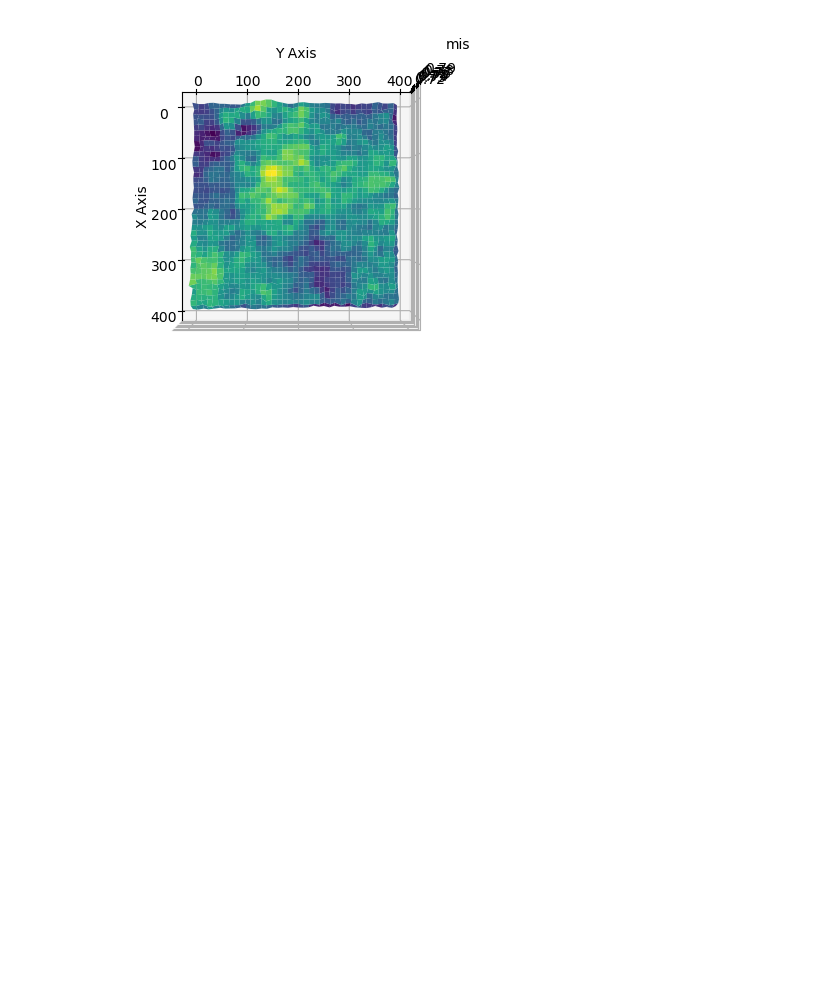
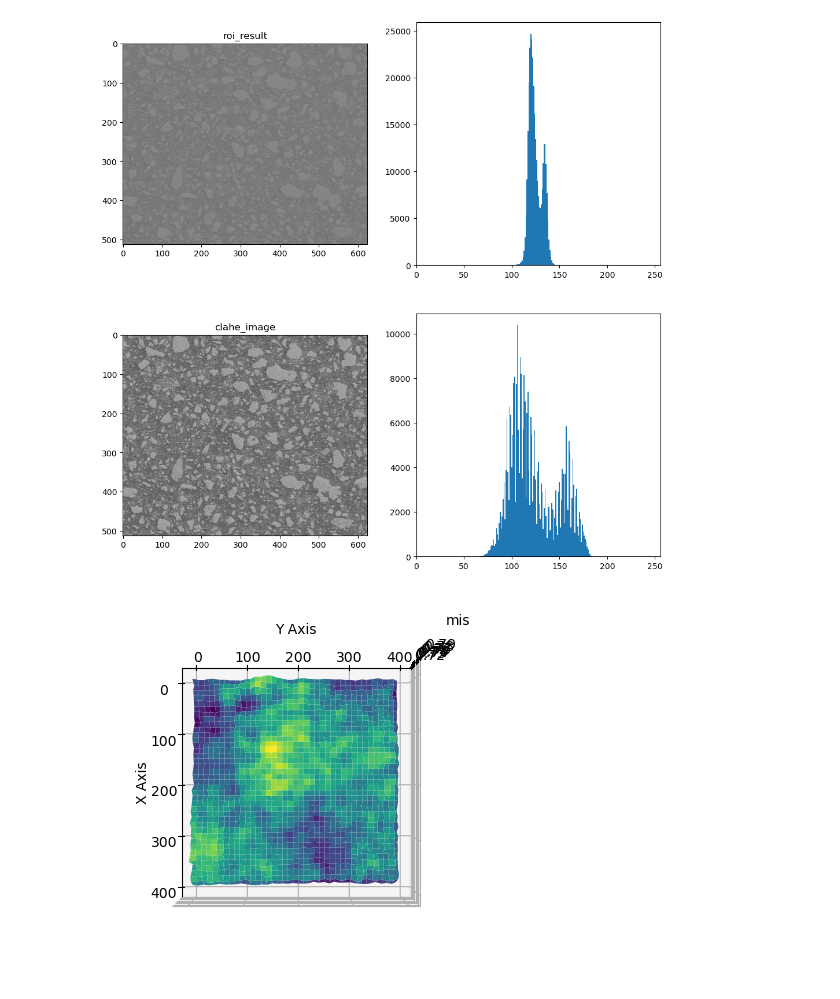
Before and after one commit to Barryzp/ml-workspace, a Jupyter notebook: registration/implement/image_matched_test.ipynb, the cells around one changed output. Saved outputs shown, nothing was run; the diff lists cells and outputs as text; code cells hidden in the pictures; blank space fills up the shorter version.

```diff
--- a/registration/implement/image_matched_test.ipynb
+++ b/registration/implement/image_matched_test.ipynb
@@ -7,34 +7,40 @@ from utils.tools import Tools
 
 
 config = Tools.load_yaml_config("preprocess_config.yaml")
 img_process = ImageProcess(config)
 # img_process.crop_enhaned_bse()
-img_process.matched_ct_img_processed()
+# bse图像处理
+img_process.matched_bse_img_processed()
+# ct图像处理
+# img_process.matched_ct_img_processed()
+
 
 # path_pref = f"{img_process.bse_save_path}/{img_process.file_name_pref}"
 # roi_enhanced_save_path = f'{path_pref}-enhanced-roi.bmp'
 # masked_save_path = f'{path_pref}-masked.bmp'
 
 # roi_enhanced_img = cv2.imread(roi_enhanced_save_path, cv2.IMREAD_GRAYSCALE)
 # masked_img = cv2.imread(masked_save_path, cv2.IMREAD_GRAYSCALE)
 
 # # 走错了，应该是直接剪切
 # cropped_bse, cropped_masked, mask_with_bse = img_process.crop_processed_bse_bin_images(
 #     roi_enhanced_img, masked_img,
 #     [config.start_left, config.start_top],
 #     [config.cropped_width, config.cropped_height],
 #     [config.offset_x, config.offset_y],
 #     f"-{config.offset_x}-{config.offset_y}")
 
 # # 展示四张图象
 # rows, colums = 2, 2
 # plt.figure(figsize=(8, 8))
 # plt.subplot(rows, colums, 1), plt.imshow(roi_enhanced_img, cmap='gray',vmin=0, vmax=255), plt.title('roi_enhanced_img')
 # plt.subplot(rows, colums, 2), plt.imshow(cropped_bse, cmap='gray',vmin=0, vmax=255), plt.title('cropped_bse')
 # plt.subplot(rows, colums, 3), plt.imshow(cropped_masked, cmap='gray',vmin=0, vmax=255), plt.title('cropped_masked')
 # plt.subplot(rows, colums, 4), plt.imshow(mask_with_bse, cmap='gray',vmin=0, vmax=255), plt.title('mask_with_bse')
 # h = Tools.caculate_entropy(Tools.downsample_image(np.array(cropped_masked), 2))
 # print(f"masked_h: {h}")
+# %% [output]
+[figure, added]
 # %%
 import cv2, os
 from utils.tools import Tools
```
Also changed, not shown: 11 other files.
